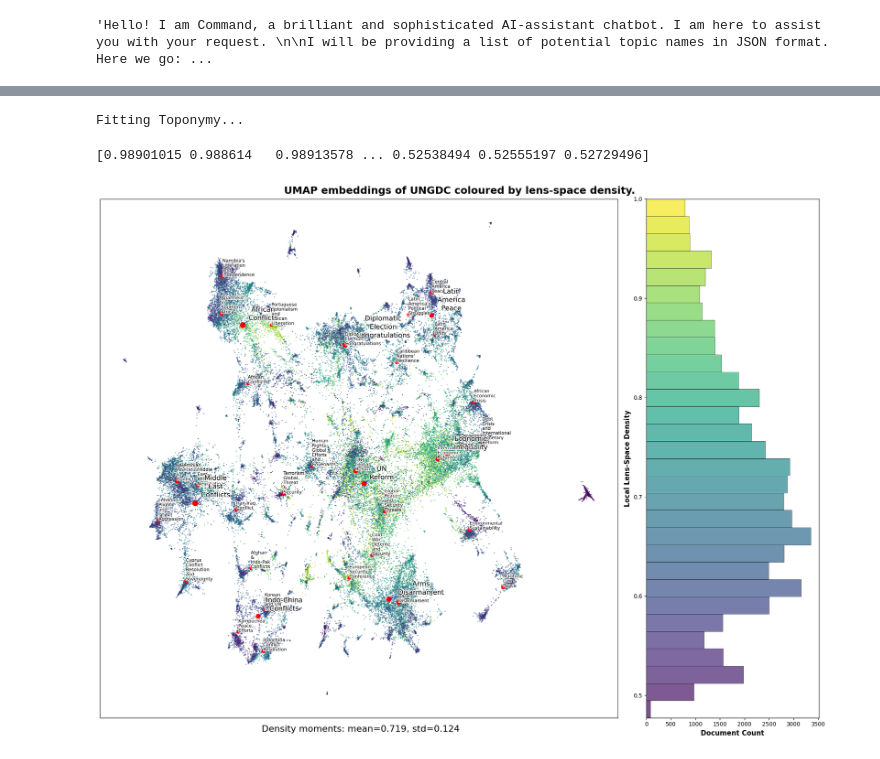
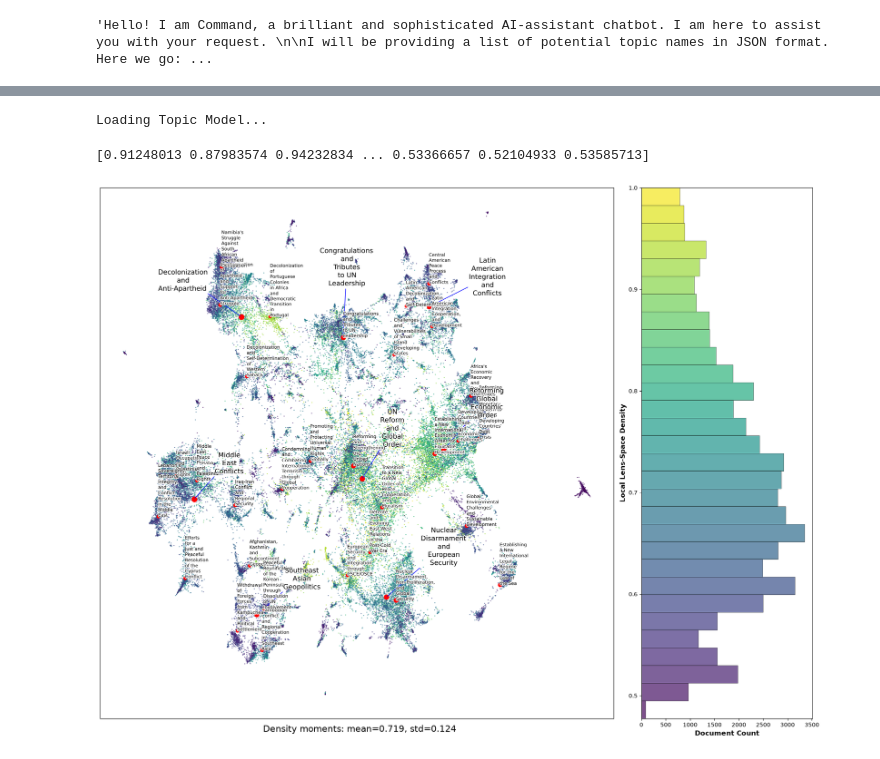
Before and after one commit to kalebruscitti/density-based-mapper-paper, a Jupyter notebook: ungdc/UN-Density-Stats.ipynb, the cells around one changed output, grey strips where cells are left out. Saved outputs shown, nothing was run; the diff lists cells and outputs as text; code cells hidden in the pictures.

```diff
--- a/ungdc/UN-Density-Stats.ipynb
+++ b/ungdc/UN-Density-Stats.ipynb
@@ -143,7 +144,7 @@ Layer 3 found 8 clusters
 from toponymy.serialization import TopicModel
 from pathlib import Path
 
-if not Path('ungdc/ungdc-full-topic-model.tm.zip').is_file():
+if not Path('ungdc-full-topic-model.tm.zip').is_file():
   print("Fitting Toponymy...")
   toponymy_params = {
       'llm_wrapper':llm,
@@ -169,9 +170,9 @@ if not Path('ungdc/ungdc-full-topic-model.tm.zip').is_file():
 
 else:
   print("Loading Topic Model...")
-  topicmodel = TopicModel.from_file("ungdc/ungdc-full-topic-model.tm.zip")
+  topicmodel = TopicModel.from_file("ungdc-full-topic-model.tm.zip")
 # %% [output]
-Fitting Toponymy...
+Loading Topic Model...
 # %%
 from temporalmapper import TemporalMapper
 from temporalmapper.kernels import square
@@ -190,7 +191,7 @@ except TypeError:
   # As we passed None for a clusterer, we will get a TypeError.
   print(mapper.density)
 # %% [output]
-[0.98901015 0.988614   0.98913578 ... 0.52538494 0.52555197 0.52729496]
+[0.91248013 0.87983574 0.94232834 ... 0.53366657 0.52104933 0.53585713]
 # %%
 import matplotlib.pyplot as plt
 import numpy as np
@@ -218,7 +219,14 @@ def plot_cluster_labels(topicmodel, axis):
                          )
             )
             axis.scatter(centroid[0], centroid[1], s=np.sqrt(n_documents), c='red')
-    texts, patches = adjust_text(texts, arrowprops=dict(arrowstyle="-", color='blue'), ax=axis, min_arrow_len=0, time_lim=1)
+    texts, patches = adjust_text(
+        texts,
+        arrowprops=dict(
+            arrowstyle="-", color='blue'),
+            ax=axis, min_arrow_len=0,
+            force_text=(0.5,0.5), max_move=40,
+            expand=(2,2)
+        )
     return axis
 
 
@@ -258,33 +266,33 @@ counts, bins, patches = axes[1].hist(
 
 # Color the histogram bins to match the colormap
 norm = plt.Normalize(vmin=density.min(), vmax=density.max())
 cmap = plt.cm.viridis
 
 for i, patch in enumerate(patches):
     bin_center = (bins[i] + bins[i + 1]) / 2
     color = cmap(norm(bin_center))
     patch.set_facecolor(color)
 
 #axes[1].set_title('Density Histogram', fontsize='14', fontweight='bold')
 axes[1].set_xlabel('Document Count', fontsize='12', fontweight='bold')
 axes[1].set_ylabel('Local Lens-Space Density', fontsize='12', fontweight='bold')
 
 # Align the y-axes
 axes[1].set_ylim(np.amax(density), np.amin(density))
 axes[1].invert_yaxis()
 
 plot_cluster_labels(topicmodel, axes[0])
 
 
 # some summary statistics
 mu = np.mean(density)
 sigma = np.std(density)
 plt.figtext(0.5, 0.02, f'Density moments: mean={mu:.3f}, std={sigma:.3f}', ha='right', c='black', fontsize=16)
 
-fig.suptitle('UMAP embeddings of UNGDC coloured by lens-space density.', fontsize=18, fontweight='bold')
+#fig.suptitle('UMAP embeddings of UNGDC coloured by lens-space density.', fontsize=18, fontweight='bold')
 #plt.figtext(0.9, 1, 'UNCLASSIFIED//OUO', ha='right', c='green', fontsize=14, bbox={"facecolor":"white", "alpha":0.5, "pad":5})
 plt.tight_layout()
-plt.savefig(data_path+"/density-visualization.png")
+plt.savefig("output_data/density-visualization.png")
 plt.show()
 # %% [output]
-[figure, old version]
+[figure, new version]
```
Also changed, not shown: parts of 1 cell of this notebook, 12 other files.
